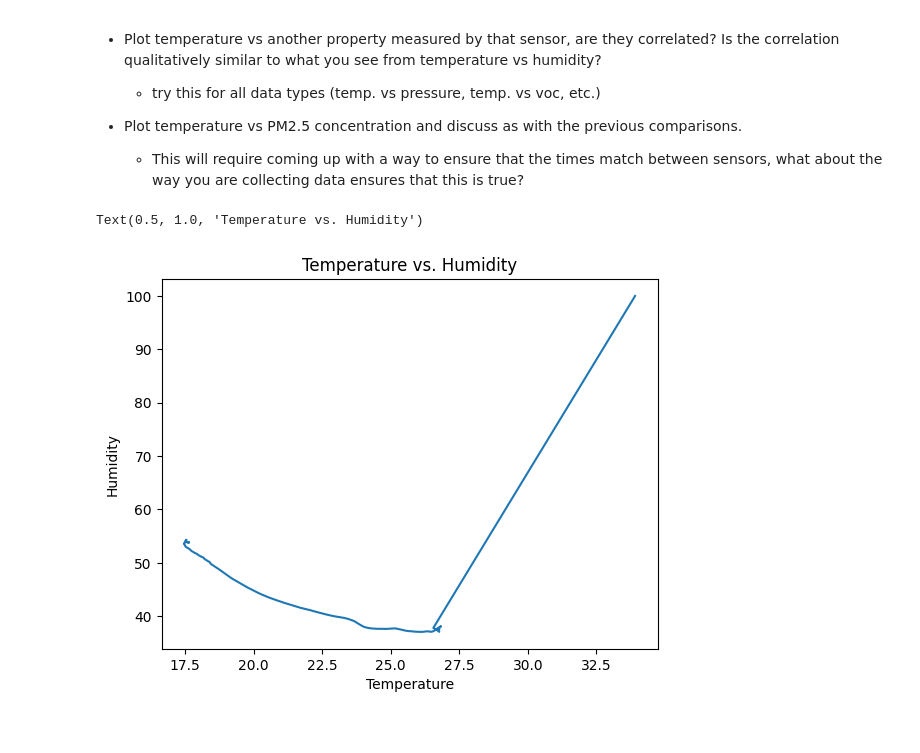
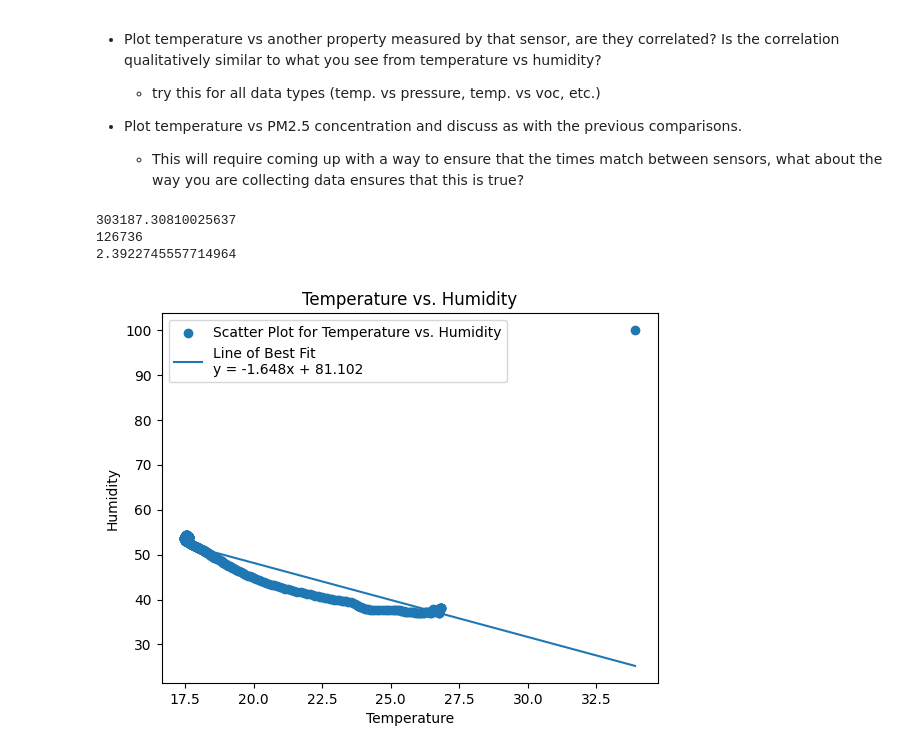
Before and after one commit to Gish-Sky/E11_LabWork, a Jupyter notebook: Lab-Activity-Week-6.ipynb, the cells around one changed output. Cells and saved outputs as stored; diff of their text form; code cells hidden in the pictures.

```diff
--- a/Lab-Activity-Week-6.ipynb
+++ b/Lab-Activity-Week-6.ipynb
@@ -351,18 +351,32 @@ The PM10 bad and outdoor mean have a 59.5652 sigma difference, when using the ba
 # %%
 # For this problem, I used our outside data's Temperature and Humidity
 outdoors = pd.read_csv("OutsideData.csv")
 Temperature = outdoors['Temperature']
-Temperature = outdoors['Temperature']
 Humidity = outdoors['Relative_Humididty']
 
-plt.plot(Temperature, Humidity)
+plt.scatter(Temperature, Humidity)
 plt.xlabel('Temperature')
 plt.ylabel('Humidity')
 plt.title('Temperature vs. Humidity')
 
-#Based on the graph, Temperature and Humidity are coorelated with a proportional relationship.
+a, b = np.polyfit(Temperature, Humidity, 1)
+plt.plot(Temperature, a*np.array(Temperature) + b)
+trendline_equation = f'y = {a:.3f}x + {b:.3f}'
+plt.legend(['Scatter Plot for Temperature vs. Humidity', f'Line of Best Fit\n{trendline_equation}'])
 
-#Now quantifying coorelation
+xi = np.array(Temperature)
+yi = np.array(Humidity)
+difference = xi - yi
+difference = difference**2
+total_difference = np.sum(difference)
+N = len(xi)
+N = N**2
+print(total_difference)
+print(N)
+R_squared = total_difference / N
+print(R_squared)
 # %% [output]
-Text(0.5, 1.0, 'Temperature vs. Humidity')
+303187.30810025637
+126736
+2.3922745557714964
-[figure, old version]
+[figure, new version]
```
Also changed, not shown: parts of 5 cells of this notebook.
